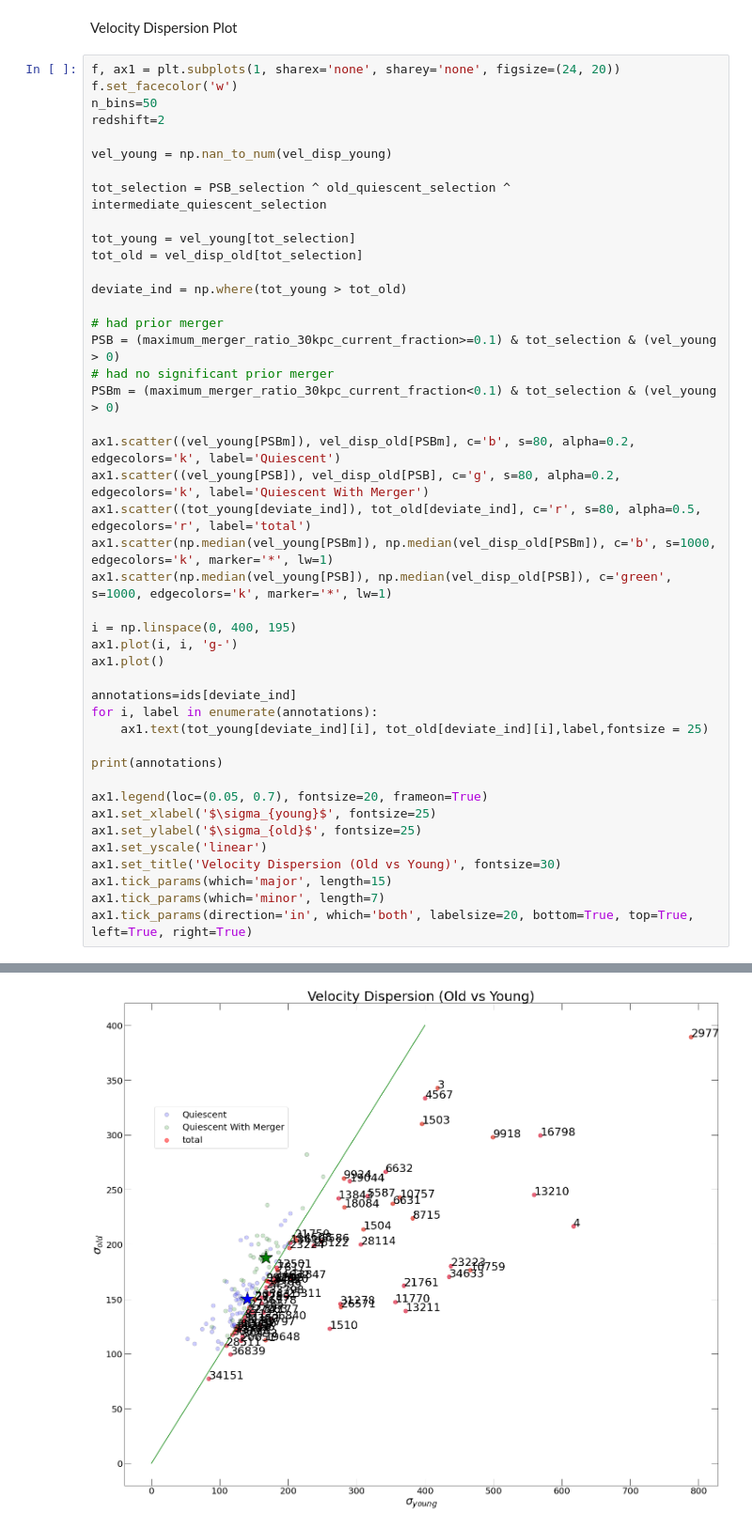
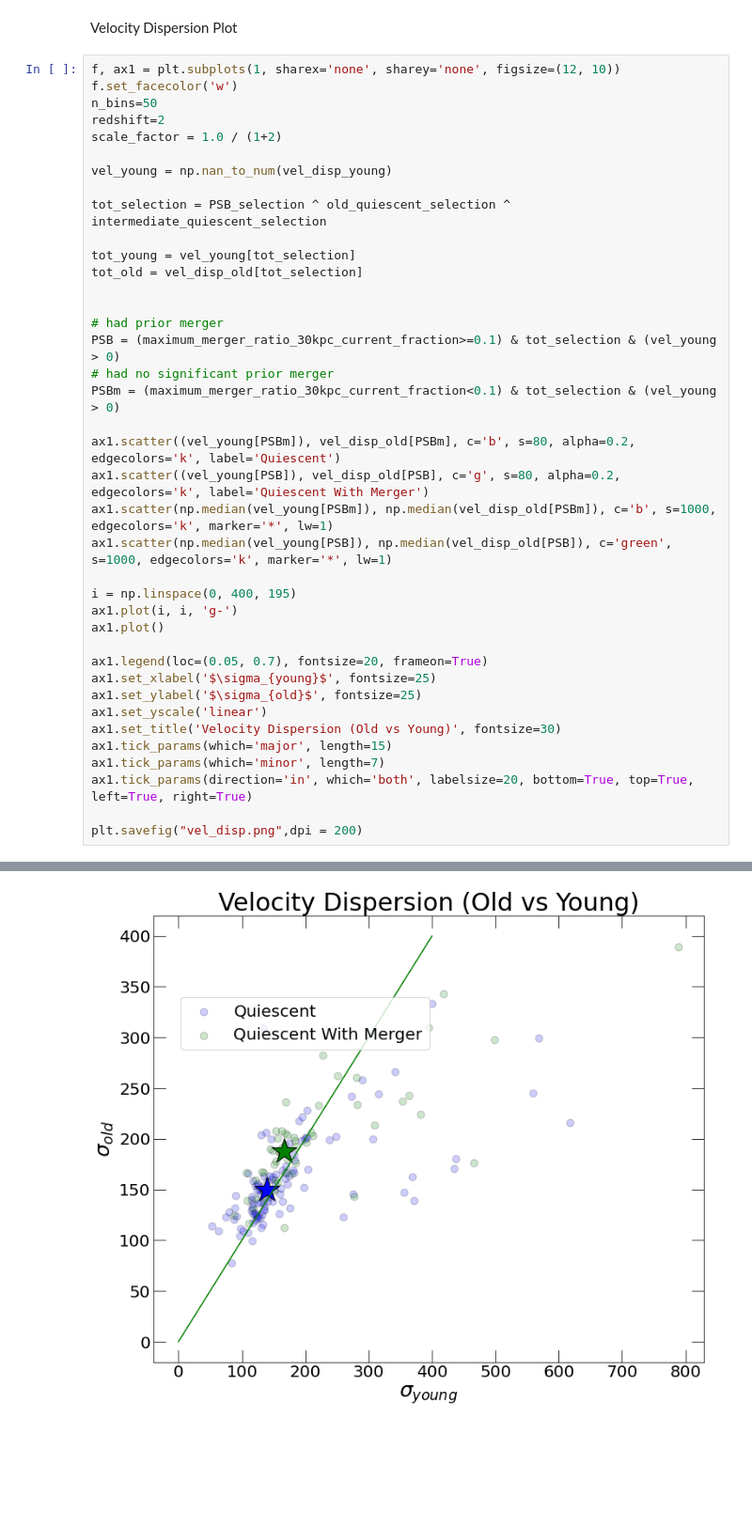
Before and after one commit to moira-andrews/Pathak_2021, a Jupyter notebook: kinematic_plots.ipynb, the cells around one changed output, grey strips where cells are left out. Shown at 94% size. Drawn from its saved outputs; the diff is of its cells as text; blank space fills up the shorter version.

```diff
--- a/kinematic_plots.ipynb
+++ b/kinematic_plots.ipynb
@@ -304,10 +261,11 @@ ax2.tick_params(direction='in', which='both', labelsize=20, bottom=True, top=Tru
 # %% [markdown]
 Velocity Dispersion Plot
 # %%
-f, ax1 = plt.subplots(1, sharex='none', sharey='none', figsize=(24, 20))
+f, ax1 = plt.subplots(1, sharex='none', sharey='none', figsize=(12, 10))
 f.set_facecolor('w')
 n_bins=50
 redshift=2
+scale_factor = 1.0 / (1+2)
 
 vel_young = np.nan_to_num(vel_disp_young)
 
@@ -316,7 +274,6 @@ tot_selection = PSB_selection ^ old_quiescent_selection ^ intermediate_quiescent
 tot_young = vel_young[tot_selection]
 tot_old = vel_disp_old[tot_selection]
 
-deviate_ind = np.where(tot_young > tot_old)
 
 # had prior merger
 PSB = (maximum_merger_ratio_30kpc_current_fraction>=0.1) & tot_selection & (vel_young > 0)
@@ -325,19 +282,12 @@ PSBm = (maximum_merger_ratio_30kpc_current_fraction<0.1) & tot_selection & (vel_
 
 ax1.scatter((vel_young[PSBm]), vel_disp_old[PSBm], c='b', s=80, alpha=0.2, edgecolors='k', label='Quiescent')
 ax1.scatter((vel_young[PSB]), vel_disp_old[PSB], c='g', s=80, alpha=0.2, edgecolors='k', label='Quiescent With Merger')
-ax1.scatter((tot_young[deviate_ind]), tot_old[deviate_ind], c='r', s=80, alpha=0.5, edgecolors='r', label='total')
 ax1.scatter(np.median(vel_young[PSBm]), np.median(vel_disp_old[PSBm]), c='b', s=1000, edgecolors='k', marker='*', lw=1)
 ax1.scatter(np.median(vel_young[PSB]), np.median(vel_disp_old[PSB]), c='green', s=1000, edgecolors='k', marker='*', lw=1)
 
 i = np.linspace(0, 400, 195)
 ax1.plot(i, i, 'g-')
 ax1.plot()
-
-annotations=ids[deviate_ind]
-for i, label in enumerate(annotations):
-    ax1.text(tot_young[deviate_ind][i], tot_old[deviate_ind][i],label,fontsize = 25)
-
-print(annotations)
 
 ax1.legend(loc=(0.05, 0.7), fontsize=20, frameon=True)
 ax1.set_xlabel('$\sigma_{young}$', fontsize=25)
@@ -347,4 +297,6 @@ ax1.set_title('Velocity Dispersion (Old vs Young)', fontsize=30)
 ax1.tick_params(which='major', length=15)
 ax1.tick_params(which='minor', length=7)
 ax1.tick_params(direction='in', which='both', labelsize=20, bottom=True, top=True, left=True, right=True)
+
+plt.savefig("vel_disp.png",dpi = 200)
 # %% [output]
@@ -357 +303 @@ ax1.tick_params(direction='in', which='both', labelsize=20, bottom=True, top=Tru
-[figure, old version]
+[figure, new version]
```
Also changed, not shown: parts of 4 cells of this notebook.
